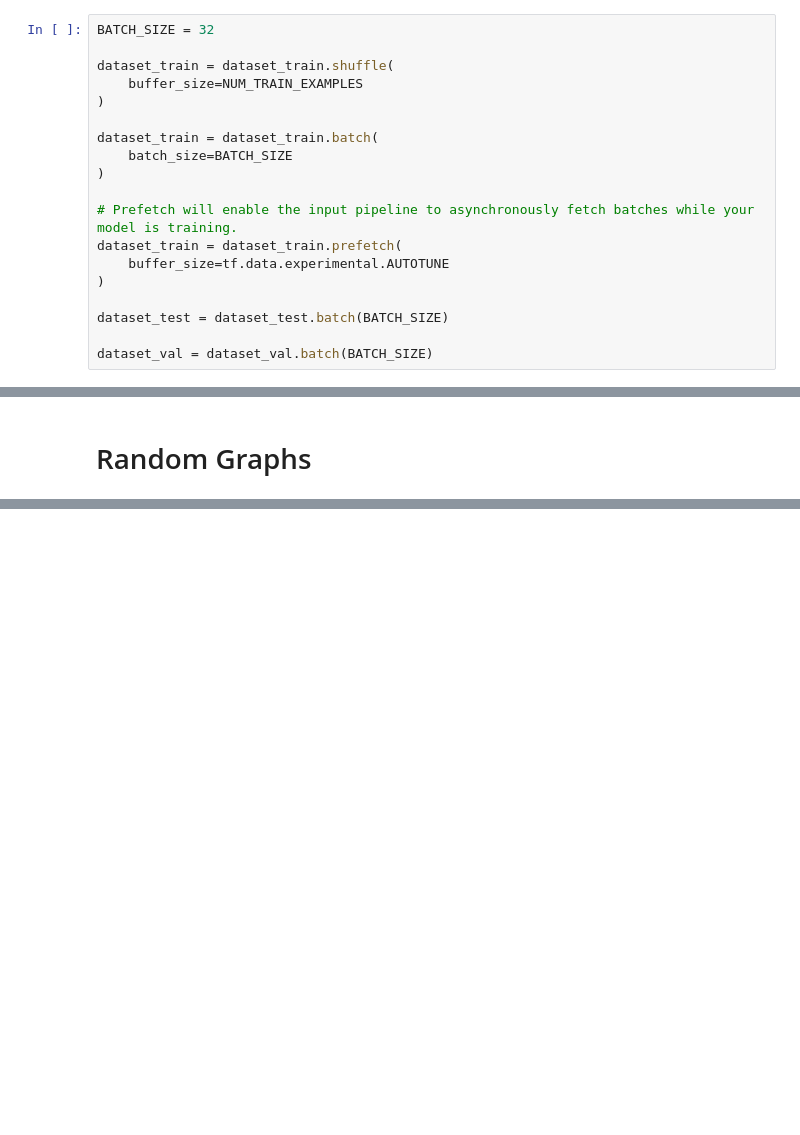
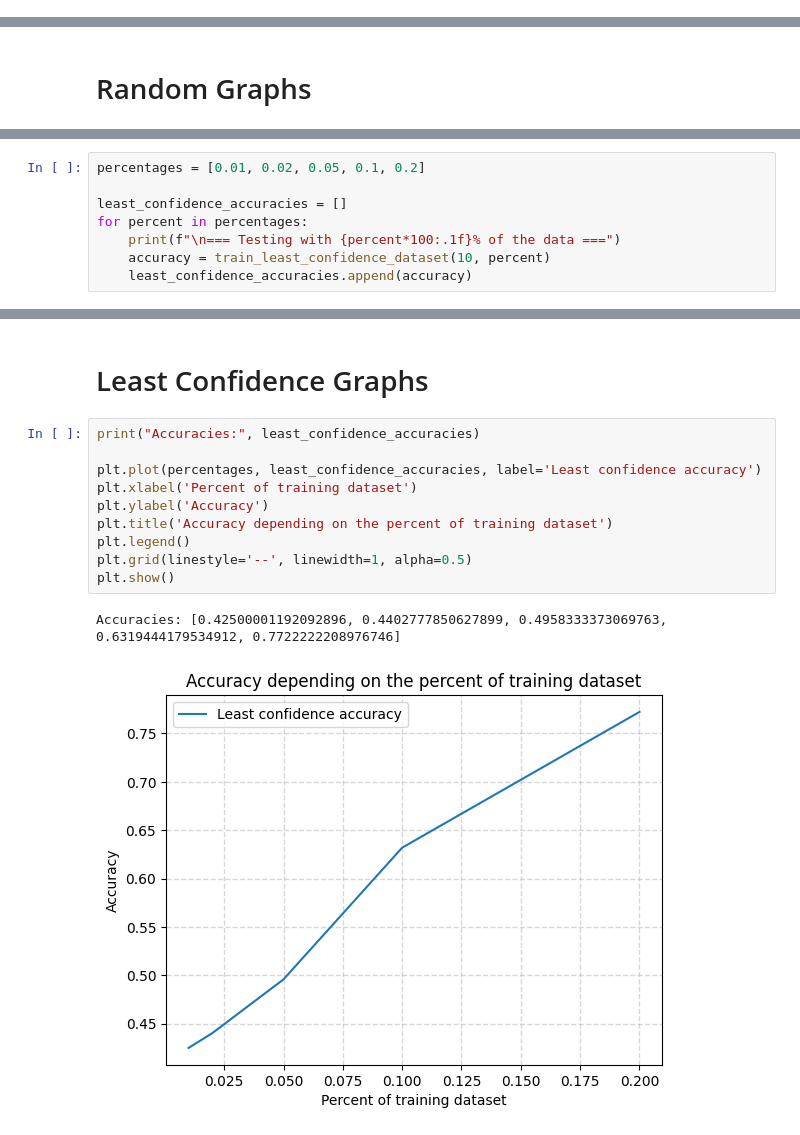
Before and after one commit to damienriandiere/ActiveLearning, a Jupyter notebook: rock_paper_scissors_test.ipynb, the cells around one changed output, grey strips where cells are left out. Cells and saved outputs as stored; diff of their text form; blank space fills up the shorter version.

```diff
--- a/rock_paper_scissors_test.ipynb
+++ b/rock_paper_scissors_test.ipynb
@@ -255,19 +184,0 @@ dataset_val = dataset_val.map(augment_data)
-# %%
-BATCH_SIZE = 32
-
-dataset_train = dataset_train.shuffle(
-    buffer_size=NUM_TRAIN_EXAMPLES
-)
-
-dataset_train = dataset_train.batch(
-    batch_size=BATCH_SIZE
-)
-
-# Prefetch will enable the input pipeline to asynchronously fetch batches while your model is training.
-dataset_train = dataset_train.prefetch(
-    buffer_size=tf.data.experimental.AUTOTUNE
-)
-
-dataset_test = dataset_test.batch(BATCH_SIZE)
-
-dataset_val = dataset_val.batch(BATCH_SIZE)
@@ -400,0 +421,8 @@ Max accuracies: [0.3499999940395355, 0.38055557012557983, 0.4000000059604645, 0.
+# %%
+percentages = [0.01, 0.02, 0.05, 0.1, 0.2]
+
+least_confidence_accuracies = []
+for percent in percentages:
+    print(f"\n=== Testing with {percent*100:.1f}% of the data ===")
+    accuracy = train_least_confidence_dataset(10, percent)
+    least_confidence_accuracies.append(accuracy)
@@ -400,0 +447,15 @@ Max accuracies: [0.3499999940395355, 0.38055557012557983, 0.4000000059604645, 0.
+# %% [markdown]
+# Least Confidence Graphs
+# %%
+print("Accuracies:", least_confidence_accuracies)
+
+plt.plot(percentages, least_confidence_accuracies, label='Least confidence accuracy')
+plt.xlabel('Percent of training dataset')
+plt.ylabel('Accuracy')
+plt.title('Accuracy depending on the percent of training dataset')
+plt.legend()
+plt.grid(linestyle='--', linewidth=1, alpha=0.5)
+plt.show()
+# %% [output]
+Accuracies: [0.42500001192092896, 0.4402777850627899, 0.4958333373069763, 0.6319444179534912, 0.7722222208976746]
+[figure, added]
```
Also changed, not shown: parts of 27 cells of this notebook.
